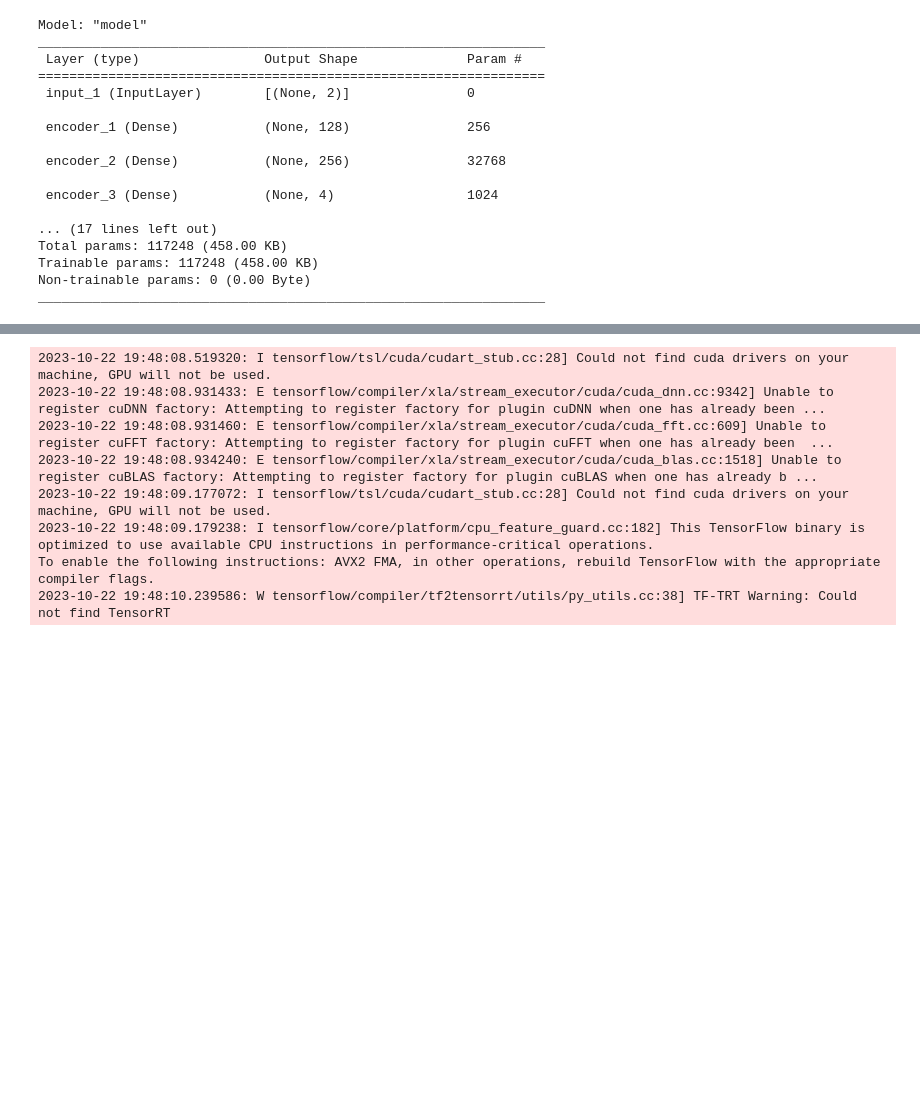
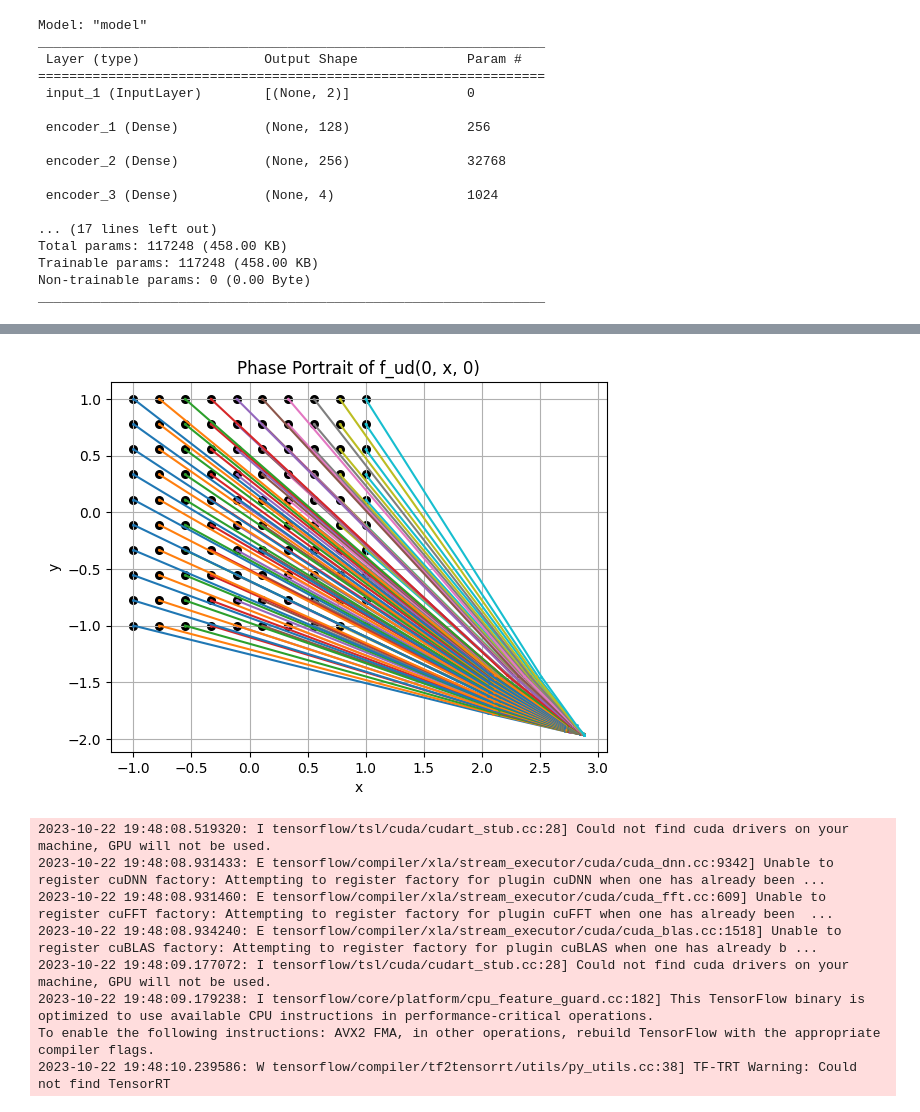
Before and after one commit to SuchethShenoy/DeepKoopman, a Jupyter notebook: postprocessing/phasepotrait_2.ipynb, the cells around one changed output, grey strips where cells are left out. Drawn from its saved outputs; the diff is of its cells as text; code cells hidden in the pictures; blank space fills up the shorter version.

```diff
--- a/postprocessing/phasepotrait_2.ipynb
+++ b/postprocessing/phasepotrait_2.ipynb
@@ -105,3 +77,53 @@ array([[ 2.514781 , -1.4514384]], dtype=float32)
+# %%
+x_range = np.linspace(-1, 1, 10)  # Increase the number of initial conditions
+y_range = np.linspace(-1, 1, 10)  # Increase the number of initial conditions
+
+# Create a grid of combinations using meshgrid
+X, Y = np.meshgrid(x_range, y_range)
+
+# Stack the combinations as columns in a 2D array
+initial = np.column_stack((X.ravel(), Y.ravel()))
+
+# Initialize lists to store trajectories
+x_trajectories = []
+y_trajectories = []
+
+# Fixed control input for the phase portrait
+u = 0
+
+# Define the number of time steps
+time = 50  # You may adjust this based on your requirements
+
+# Iterate through the grid of initial conditions
+for i in tqdm(range(initial.shape[0])):
+    trajectory = [initial[i, :]]
+    pred_model = []
+
+    for t in range(time):
+        pred = model.predict(np.array([trajectory[-1]]), verbose=False)  # Predict using the last point in the trajectory
+        pred_model.append(pred[0])
+        trajectory.append(pred[0])
+
+    trajectory = np.array(trajectory)
+    x_trajectories.append(trajectory[:, 0])
+    y_trajectories.append(trajectory[:, 1])
+
+# Plot the phase portrait
+plt.figure()
+for i in tqdm(range(len(x_trajectories))):
+    x = x_trajectories[i]
+    y = y_trajectories[i]
+    plt.plot(x, y, 'o-', markersize=1)
+    # Round markers for the initial condition of each trajectory
+    plt.scatter(x[0], y[0], c='black', marker='o', s=30)
+
+plt.title('Phase Portrait of f_ud(0, x, 0)')
+plt.xlabel('x')
+plt.ylabel('y')
+plt.grid(True)
+plt.show()
+# %% [output]
+[figure, added]
 # %%
 def f(t, x):
     delta = 0.5
```
Also changed, not shown: parts of 8 cells of this notebook, 4 other files.
